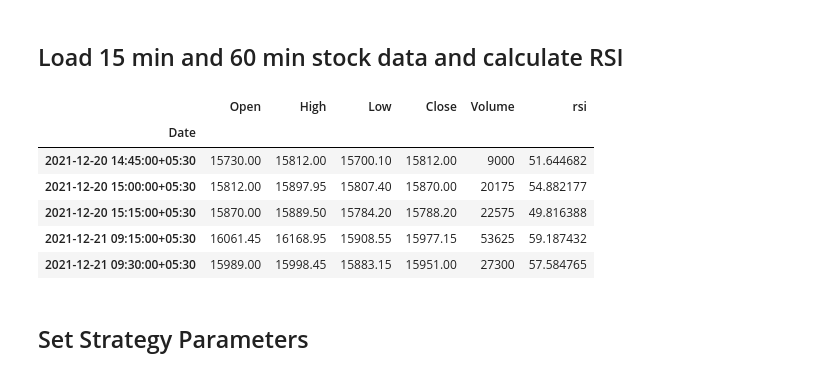
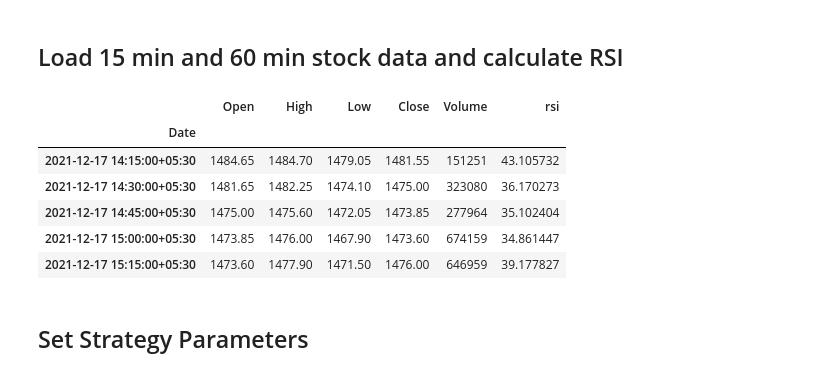
Before and after one commit to hbbtekademy/algo-trading, a Jupyter notebook: python/notebooks/strategies/rsi_strategy/RSIStrategy.ipynb, the cells around one changed output. Cells and saved outputs as stored; diff of their text form; code cells hidden in the pictures.

```diff
--- a/python/notebooks/strategies/rsi_strategy/RSIStrategy.ipynb
+++ b/python/notebooks/strategies/rsi_strategy/RSIStrategy.ipynb
@@ -64,20 +64,20 @@ import numpy as np
 # %% [markdown]
 ## Load 15 min and 60 min stock data and calculate RSI
 # %%
-file_15min = '/content/stock_data/BAJAJFINSV21DECFUT-HIST-15M.csv'
+file_15min = '/content/stock_data/HDFCBANK-HIST.csv'
 
 df_15min = pd.read_csv(file_15min, parse_dates=['Date'], index_col=['Date'])
 rsi = RSIIndicator(df_15min['Close']).rsi()
 df_15min = df_15min.assign(rsi=rsi.values)
 df_15min.tail()
 # %% [output]
 |  | Open | High | Low | Close | Volume | rsi |
 | Date |  |  |  |  |  |  |
-| 2021-12-20 14:45:00+05:30 | 15730.00 | 15812.00 | 15700.10 | 15812.00 | 9000 | 51.644682 |
-| 2021-12-20 15:00:00+05:30 | 15812.00 | 15897.95 | 15807.40 | 15870.00 | 20175 | 54.882177 |
-| 2021-12-20 15:15:00+05:30 | 15870.00 | 15889.50 | 15784.20 | 15788.20 | 22575 | 49.816388 |
-| 2021-12-21 09:15:00+05:30 | 16061.45 | 16168.95 | 15908.55 | 15977.15 | 53625 | 59.187432 |
-| 2021-12-21 09:30:00+05:30 | 15989.00 | 15998.45 | 15883.15 | 15951.00 | 27300 | 57.584765 |
+| 2021-12-17 14:15:00+05:30 | 1484.65 | 1484.70 | 1479.05 | 1481.55 | 151251 | 43.105732 |
+| 2021-12-17 14:30:00+05:30 | 1481.65 | 1482.25 | 1474.10 | 1475.00 | 323080 | 36.170273 |
+| 2021-12-17 14:45:00+05:30 | 1475.00 | 1475.60 | 1472.05 | 1473.85 | 277964 | 35.102404 |
+| 2021-12-17 15:00:00+05:30 | 1473.85 | 1476.00 | 1467.90 | 1473.60 | 674159 | 34.861447 |
+| 2021-12-17 15:15:00+05:30 | 1473.60 | 1477.90 | 1471.50 | 1476.00 | 646959 | 39.177827 |
 # %% [markdown]
 ## Set Strategy Parameters
 # %%
```
Also changed, not shown: parts of 11 cells of this notebook.
